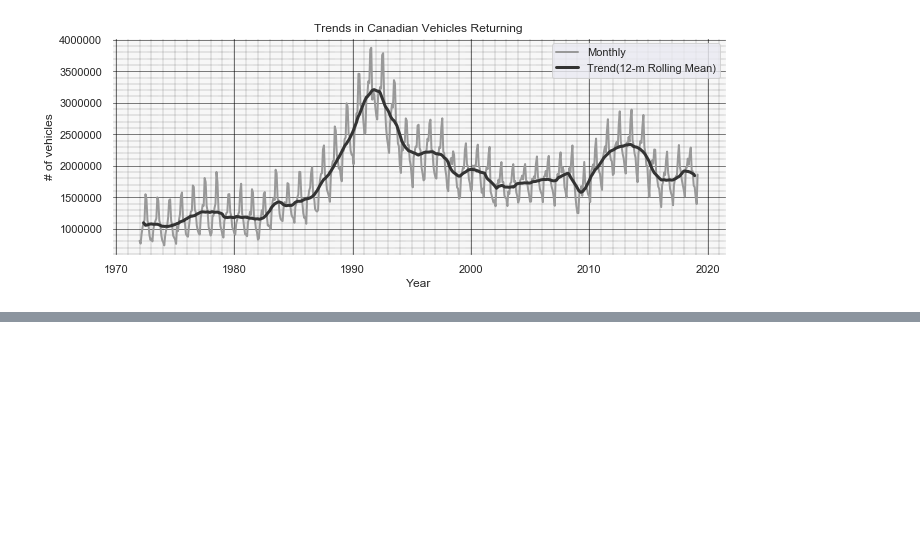
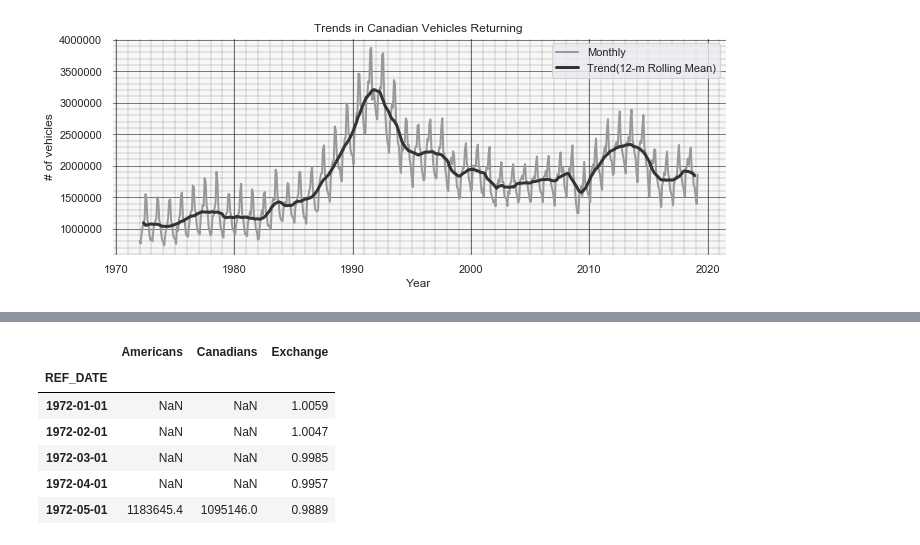
Before and after one commit to AMacumber/Canada_US_BorderCrossings, a Jupyter notebook: Main_BorderCrossing.ipynb, the cells around one changed output, grey strips where cells are left out. Saved outputs shown, nothing was run; the diff lists cells and outputs as text; code cells hidden in the pictures; blank space fills up the shorter version.

```diff
--- a/Main_BorderCrossing.ipynb
+++ b/Main_BorderCrossing.ipynb
@@ -656,0 +764,11 @@ ax.set_facecolor('#f7f7f7')
+# %%
+can_crossings_365d['Exchange'] = exchange_df_002['EXCAUS']
+can_crossings_365d.head()
+# %% [output]
+|  | Americans | Canadians | Exchange |
+| REF_DATE |  |  |  |
+| 1972-01-01 | NaN | NaN | 1.0059 |
+| 1972-02-01 | NaN | NaN | 1.0047 |
+| 1972-03-01 | NaN | NaN | 0.9985 |
+| 1972-04-01 | NaN | NaN | 0.9957 |
+| 1972-05-01 | 1183645.4 | 1095146.0 | 0.9889 |
```
Also changed, not shown: parts of 12 cells of this notebook.
